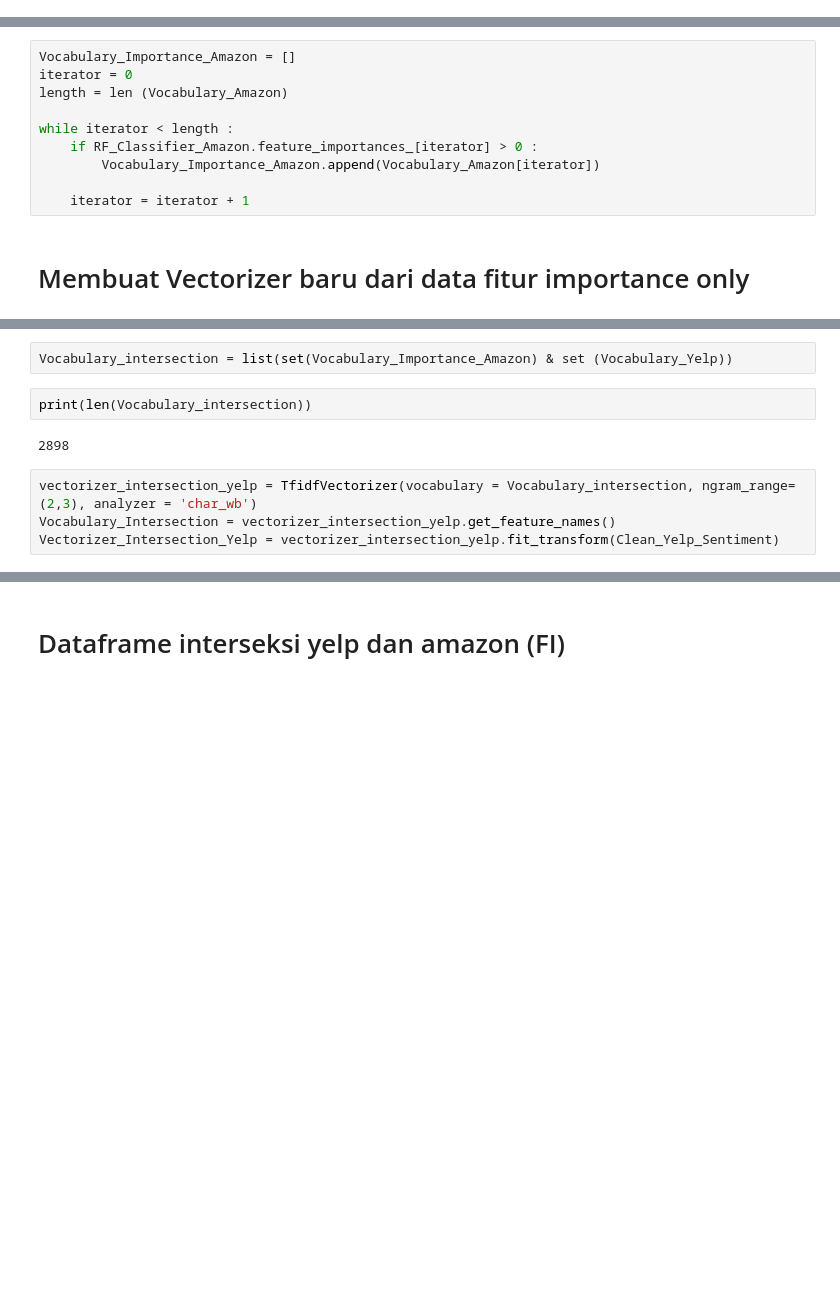
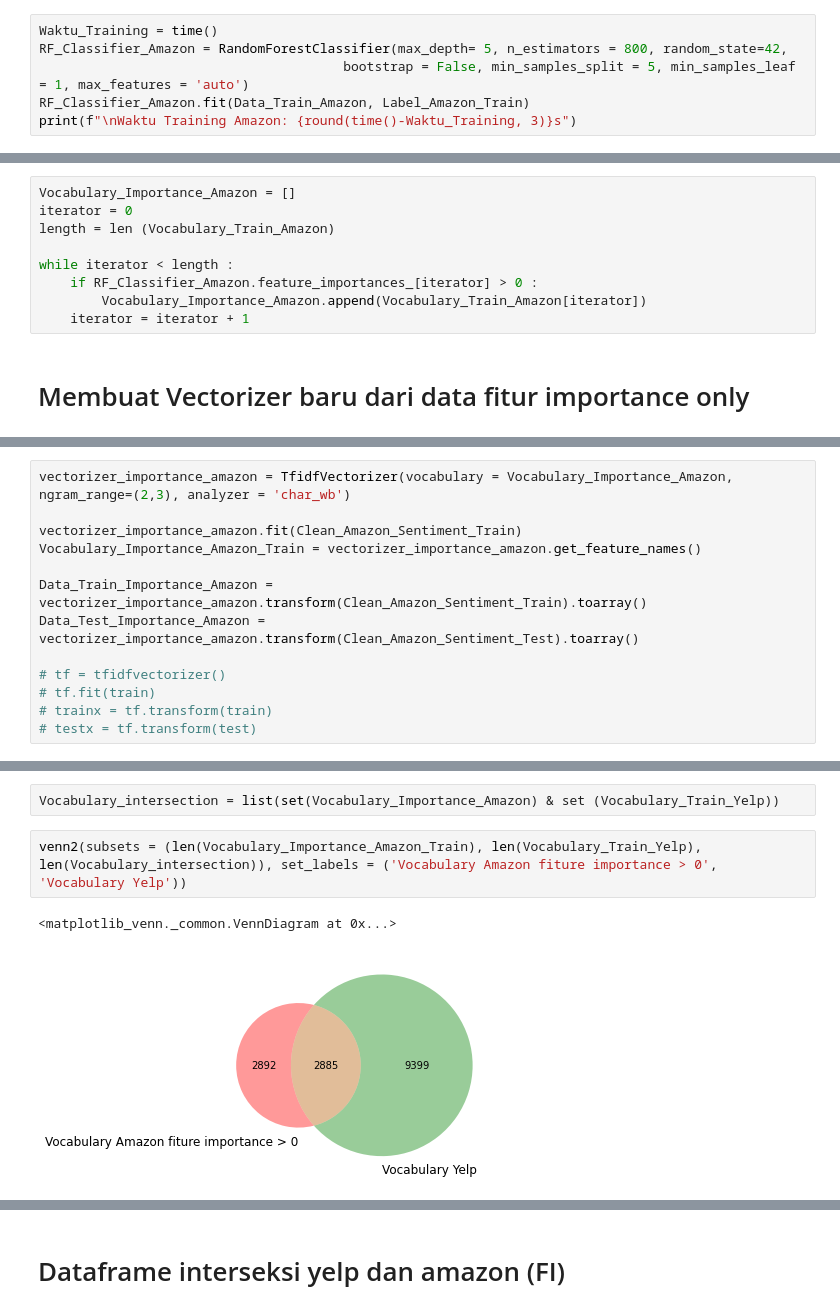
Before and after one commit to AhsanulQalbi/skripsiAnaconda, a Jupyter notebook: SkripsiTransferLearning(TFIDF Library).ipynb, the cells around one changed output, grey strips where cells are left out. Drawn from its saved outputs; the diff is of its cells as text; blank space fills up the shorter version.

Commit message:
Perbaikan Training Test data

```diff
--- a/SkripsiTransferLearning(TFIDF Library).ipynb
+++ b/SkripsiTransferLearning(TFIDF Library).ipynb
@@ -343,0 +435,6 @@ skor RF_Yelp: 0.8256
+# %%
+Waktu_Training = time()
+RF_Classifier_Amazon = RandomForestClassifier(max_depth= 5, n_estimators = 800, random_state=42,
+                                       bootstrap = False, min_samples_split = 5, min_samples_leaf = 1, max_features = 'auto')
+RF_Classifier_Amazon.fit(Data_Train_Amazon, Label_Amazon_Train)
+print(f"\nWaktu Training Amazon: {round(time()-Waktu_Training, 3)}s")
@@ -344,12 +485,11 @@ skor RF_Yelp: 0.8256
 # %%
 Vocabulary_Importance_Amazon = []
 iterator = 0
-length = len (Vocabulary_Amazon)
+length = len (Vocabulary_Train_Amazon)
 
 while iterator < length :
     if RF_Classifier_Amazon.feature_importances_[iterator] > 0 :
-        Vocabulary_Importance_Amazon.append(Vocabulary_Amazon[iterator])
-
+        Vocabulary_Importance_Amazon.append(Vocabulary_Train_Amazon[iterator])
     iterator = iterator + 1
 # %% [markdown]
 # Membuat Vectorizer baru dari data fitur importance only
@@ -360 +496,14 @@ Vectorizer_Importance_Amazon = vectorizer_importance_amazon.fit_transform(Clean_
+# %%
+vectorizer_importance_amazon = TfidfVectorizer(vocabulary = Vocabulary_Importance_Amazon, ngram_range=(2,3), analyzer = 'char_wb')
+
+vectorizer_importance_amazon.fit(Clean_Amazon_Sentiment_Train)
+Vocabulary_Importance_Amazon_Train = vectorizer_importance_amazon.get_feature_names()
+
+Data_Train_Importance_Amazon = vectorizer_importance_amazon.transform(Clean_Amazon_Sentiment_Train).toarray()
+Data_Test_Importance_Amazon = vectorizer_importance_amazon.transform(Clean_Amazon_Sentiment_Test).toarray()
+
+# tf = tfidfvectorizer()
+# tf.fit(train)
+# trainx = tf.transform(train)
+# testx = tf.transform(test)
 # %% [markdown]
@@ -408,10 +584,7 @@ skor RF_Amazon: 0.81
 # %%
-Vocabulary_intersection = list(set(Vocabulary_Importance_Amazon) & set (Vocabulary_Yelp))
+Vocabulary_intersection = list(set(Vocabulary_Importance_Amazon) & set (Vocabulary_Train_Yelp))
-# %%
-print(len(Vocabulary_intersection))
-# %% [output]
-2898
-# %%
-vectorizer_intersection_yelp = TfidfVectorizer(vocabulary = Vocabulary_intersection, ngram_range=(2,3), analyzer = 'char_wb')
-Vocabulary_Intersection = vectorizer_intersection_yelp.get_feature_names()
-Vectorizer_Intersection_Yelp = vectorizer_intersection_yelp.fit_transform(Clean_Yelp_Sentiment)
+# %%
+venn2(subsets = (len(Vocabulary_Importance_Amazon_Train), len(Vocabulary_Train_Yelp), len(Vocabulary_intersection)), set_labels = ('Vocabulary Amazon fiture importance > 0', 'Vocabulary Yelp'))
+# %% [output]
+<matplotlib_venn._common.VennDiagram at 0x...>
+[figure, added]
```
Also changed, not shown: parts of 91 cells of this notebook, 5 other files.
